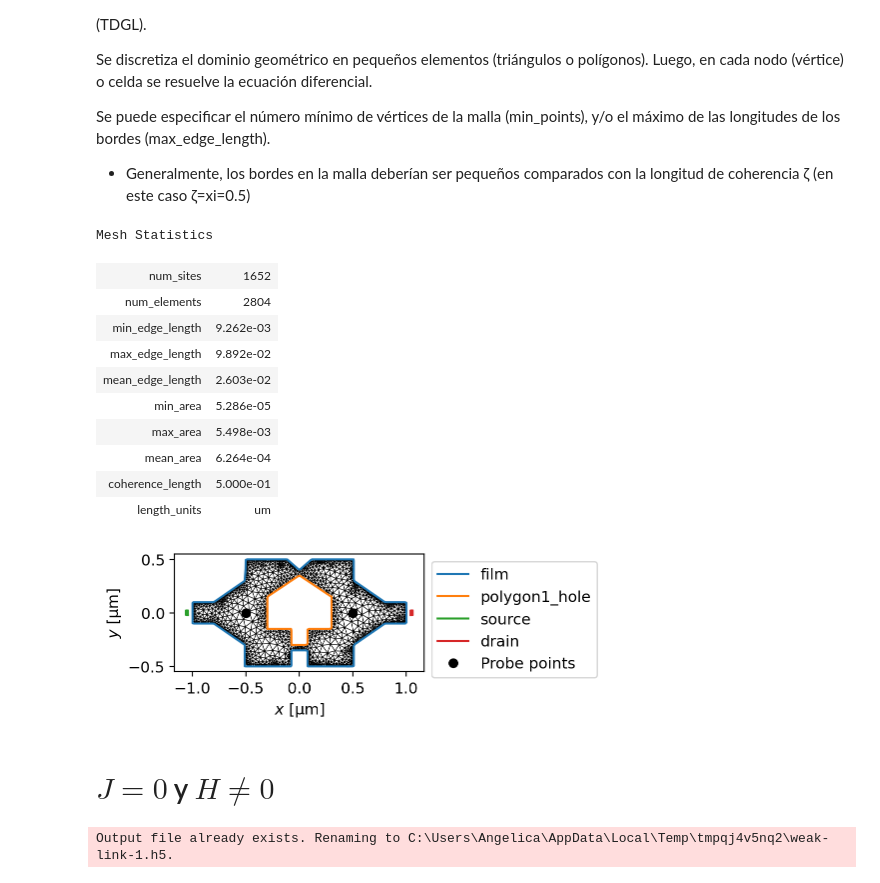
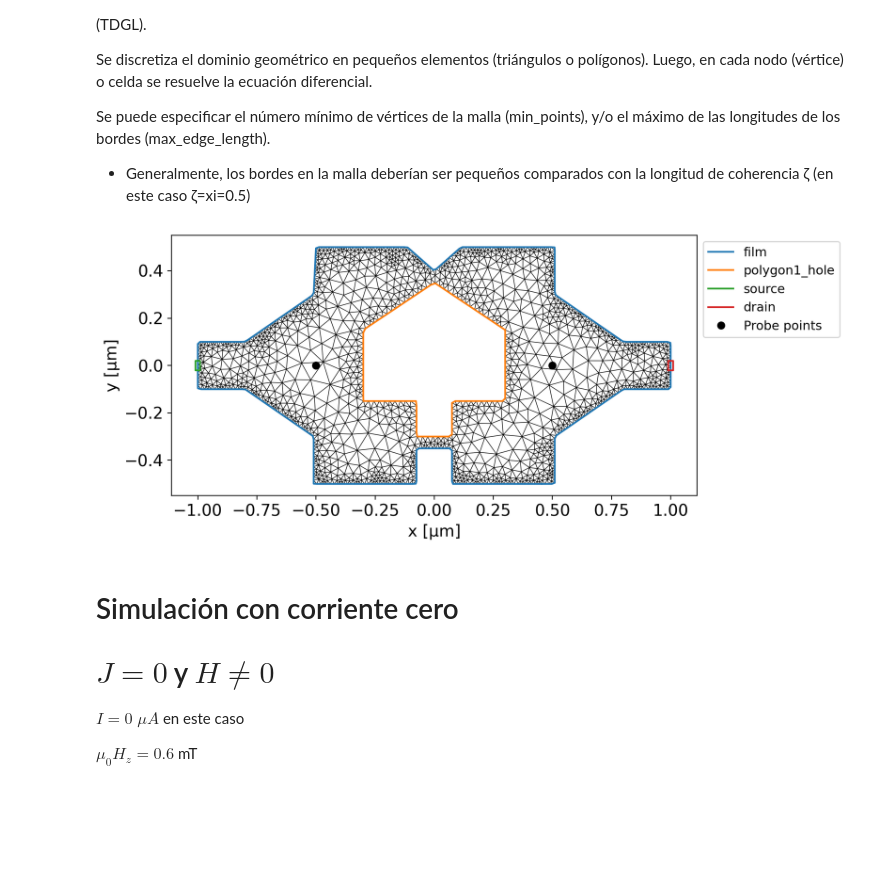
Before and after one commit to amvallejom/Proyecto_Electrodinamica, a Jupyter notebook: ProyectoElectro.ipynb, the cells around one changed output. Saved outputs shown, nothing was run; the diff lists cells and outputs as text; code cells hidden in the pictures; blank space fills up the shorter version.

```diff
--- a/ProyectoElectro.ipynb
+++ b/ProyectoElectro.ipynb
@@ -135,7 +135,7 @@ polygon1_hole = (
 # Terminal de corriente (como un contacto eléctrico) que se coloca arriba. Tiene el ancho del film y una altura delgada (total_length / 100)
 source = (
     tdgl.Polygon("source", points=box(total_width / 100, 0.04)) # Rectángulo box(ancho, alto) -> Un poco más ancho que la película pero con altura del 1% del alto de la película
-    .translate(dx=-total_length - 0.05)
+    .translate(dx=-total_length)
 )
 # Terminal opuesto, refleja source verticalmente (yfact=-1) y renombrado como "drain"
 drain = source.scale(xfact=-1).set_name("drain") # Por donde sale la corriente
@@ -147,8 +147,8 @@ probe_points = [(-0.5, 0), (0.5, 0)]
 
 # ---------------------------MODELO DEL SUPERCONDUCTOR-------------------
 # Describe la función física del dispositivo
-device = tdgl.Device(
-    "weak_link",
+device_con_corriente = tdgl.Device(
+    "pelicula_con_corriente",
     layer=layer,
     film=film,
     holes=[polygon1_hole],
@@ -157,6 +157,18 @@ device = tdgl.Device(
     length_units=length_units,
 )
 
+device_sin_corriente = tdgl.Device(
+    "pelicula_sin_corriente",
+    layer=layer,
+    film=film,
+    holes=[polygon1_hole],
+    probe_points=probe_points,
+    length_units=length_units,
+)
+
 # Generación de la geometría del dispositivo
-fig, ax = device.draw()
+fig, ax = device_con_corriente.draw(figsize=(9, 4))
+ax.set_xlabel("x [µm]", fontsize=14)
+ax.set_ylabel("y [µm]", fontsize=14)
+ax.tick_params(axis='both', labelsize=14)
 # %% [output]
@@ -172,34 +184,31 @@ Se puede especificar el número mínimo de vértices de la malla (min_points), y
 
 * Generalmente, los bordes en la malla deberían ser pequeños comparados con la longitud de coherencia ζ (en este caso ζ=xi=0.5)
 # %%
-device.make_mesh(max_edge_length = xi / 2, smooth=100) # Genera una malla de elementos finitos que cubre el "device", la película superconductora
+device_con_corriente.make_mesh(max_edge_length = xi / 2, smooth=100) # Genera una malla de elementos finitos que cubre el "device", la película superconductora
 # smooth: Suaviza la malla, mejora la calidad geométrica de los triángulos (evita ángulos muy agudos o deformaciones). Entre mayor sea el smooth, más pasos de suavizado
+device_sin_corriente.make_mesh(max_edge_length = xi / 2, smooth=100)
 
 # VIZUALIZAR EL DISPOSITIVO + MALLA
-fig, ax = device.plot(mesh=True, legend=True)
-# _ = ax.set_xlim(-4, -3)  # Ajuste rangos de los ejes
-# _ = ax.set_ylim(-1, 1)  # Ajuste rangos de los ejes
+fig, ax = device_con_corriente.plot(figsize=(9, 4), mesh=True, legend=True)
+# Aumentar el tamaño de los labels (ejes)
+ax.set_xlabel("x [µm]", fontsize=14)
+ax.set_ylabel("y [µm]", fontsize=14)
+ax.tick_params(axis='both', labelsize=14) # Aumentar el tamaño de los ticks del eje
 
-device.mesh_stats() # Estadísticas de la malla (sites=nodos-vértices-, elements=triángulos)
+# Estadísticas de la malla (sites=nodos-vértices-, elements=triángulos)
+# device_con_corriente.mesh_stats()
 # %% [output]
-Mesh Statistics
-| num_sites | 1652 |
-| num_elements | 2804 |
-| min_edge_length | 9.262e-03 |
-| max_edge_length | 9.892e-02 |
-| mean_edge_length | 2.603e-02 |
-| min_area | 5.286e-05 |
-| max_area | 5.498e-03 |
-| mean_area | 6.264e-04 |
-| coherence_length | 5.000e-01 |
-| length_units | um |
-[figure, old version]
+[figure, new version]
 # %% [markdown]
+# Simulación con corriente cero
 # $J = 0$ y $H \neq 0$
+$I = 0 \; \mu A$ en este caso
+
+$\mu_0 H_z = 0.6$ mT
 # %%
 options = tdgl.SolverOptions(
-    solve_time=150,
-    output_file=os.path.join(tempdir.name, "weak-link.h5"),
+    solve_time=200,
+    output_file=os.path.join(tempdir.name, "sin_corriente.h5"),
     field_units="mT",
     current_units="uA",
 )
@@ -209,33 +218,31 @@ RAMP_FIELD = True
 if RAMP_FIELD:
     from tdgl.sources import LinearRamp, ConstantField
 
-    # Ramp the applied field from 0 to 0.4 mT between t=0 and t=100, then hold it at 0.4 mT.
+    # Ramp the applied field from 0 to 0.6 mT between t=0 and t=100, then hold it at 0.6 mT.
     applied_vector_potential = (
         LinearRamp(tmin=0, tmax=100)
-        * ConstantField(0.4, field_units=options.field_units, length_units=device.length_units)
+        * ConstantField(0.6, field_units=options.field_units, length_units=device_sin_corriente.length_units)
     )
 else:
     # If applied_vector_potential is given as a single number,
     # it is interpreted to mean the vector potential associated with a
     # uniform out-of-plane magnetic field with the specified strength.
     # This is simply shorthand for
-    # ConstantField(0.4, field_units=options.field_units, length_units=device.length_units).
-    applied_vector_potential = 0.4
+    # ConstantField(0.6, field_units=options.field_units, length_units=device.length_units).
+    applied_vector_potential = 0.6
 
-zero_current_solution = tdgl.solve(
-    device,
+solution_sin_corriente = tdgl.solve(
+    device_sin_corriente,
     options,
     applied_vector_potential=applied_vector_potential,
 )
 
 field_current_solution = tdgl.solve(
-    device,
+    device_con_corriente,
     options,
     applied_vector_potential=0.4,
     terminal_currents=dict(source=100, drain=-100),
     # The seed solution will be used as the initial state of the film.
-    seed_solution=zero_current_solution,
+    seed_solution=solution_sin_corriente,
 )
-# %% [output]
-Output file already exists. Renaming to C:\Users\Angelica\AppData\Local\Temp\tmpqj4v5nq2\weak-link-1.h5.
 # %%
```
Also changed, not shown: parts of 7 cells of this notebook, 2 other files.
